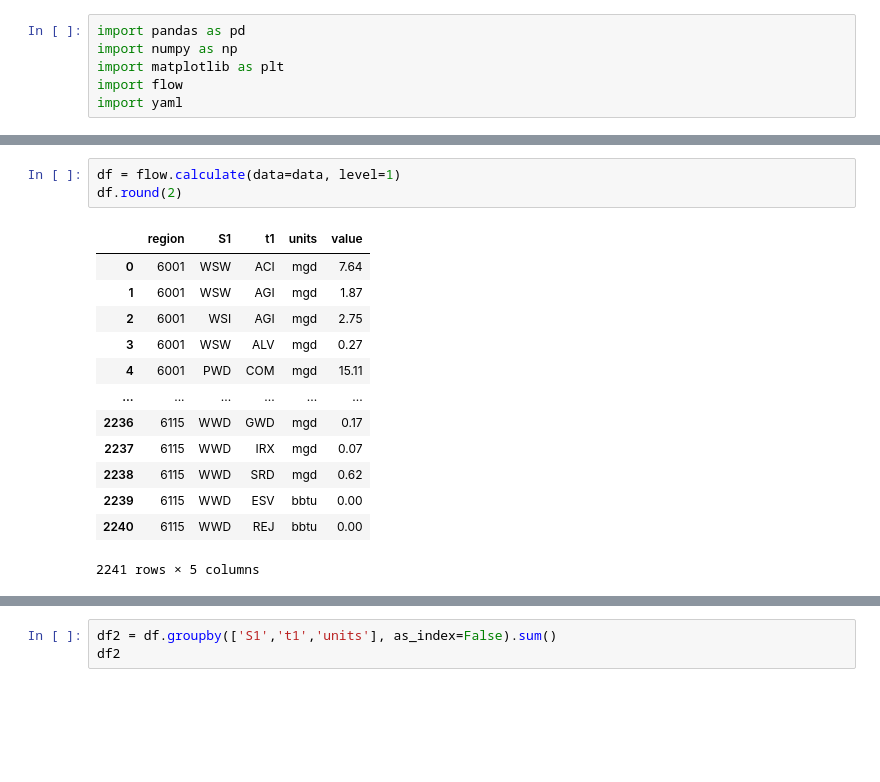
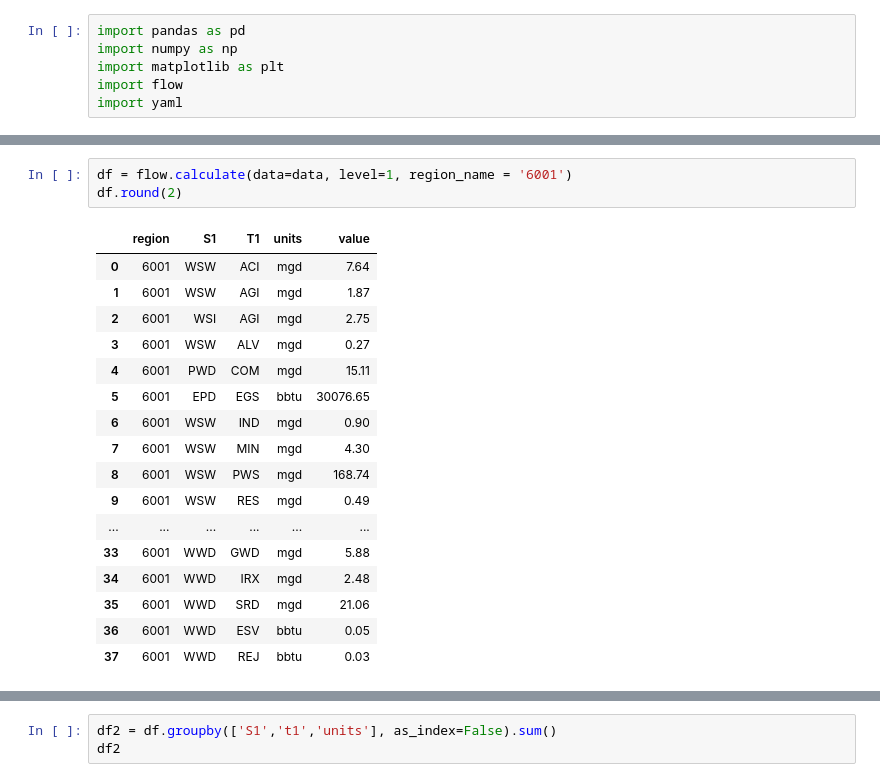
Before and after one commit to pnnl/interflow, a Jupyter notebook: flow_notebook.ipynb, the cells around one changed output, grey strips where cells are left out. Drawn from its saved outputs; the diff is of its cells as text; blank space fills up the shorter version.

```diff
--- a/flow_notebook.ipynb
+++ b/flow_notebook.ipynb
@@ -35,17 +30,21 @@ data
 # %%
-df = flow.calculate(data=data, level=1)
+df = flow.calculate(data=data, level=1, region_name = '6001')
 df.round(2)
 # %% [output]
-|  | region | S1 | t1 | units | value |
+|  | region | S1 | T1 | units | value |
 | 0 | 6001 | WSW | ACI | mgd | 7.64 |
 | 1 | 6001 | WSW | AGI | mgd | 1.87 |
 | 2 | 6001 | WSI | AGI | mgd | 2.75 |
 | 3 | 6001 | WSW | ALV | mgd | 0.27 |
 | 4 | 6001 | PWD | COM | mgd | 15.11 |
+| 5 | 6001 | EPD | EGS | bbtu | 30076.65 |
+| 6 | 6001 | WSW | IND | mgd | 0.90 |
+| 7 | 6001 | WSW | MIN | mgd | 4.30 |
+| 8 | 6001 | WSW | PWS | mgd | 168.74 |
+| 9 | 6001 | WSW | RES | mgd | 0.49 |
 | ... | ... | ... | ... | ... | ... |
-| 2236 | 6115 | WWD | GWD | mgd | 0.17 |
-| 2237 | 6115 | WWD | IRX | mgd | 0.07 |
-| 2238 | 6115 | WWD | SRD | mgd | 0.62 |
-| 2239 | 6115 | WWD | ESV | bbtu | 0.00 |
-| 2240 | 6115 | WWD | REJ | bbtu | 0.00 |
+| 33 | 6001 | WWD | GWD | mgd | 5.88 |
+| 34 | 6001 | WWD | IRX | mgd | 2.48 |
+| 35 | 6001 | WWD | SRD | mgd | 21.06 |
+| 36 | 6001 | WWD | ESV | bbtu | 0.05 |
+| 37 | 6001 | WWD | REJ | bbtu | 0.03 |
-2241 rows × 5 columns
```
Also changed, not shown: parts of 6 cells of this notebook, 3 other files.
